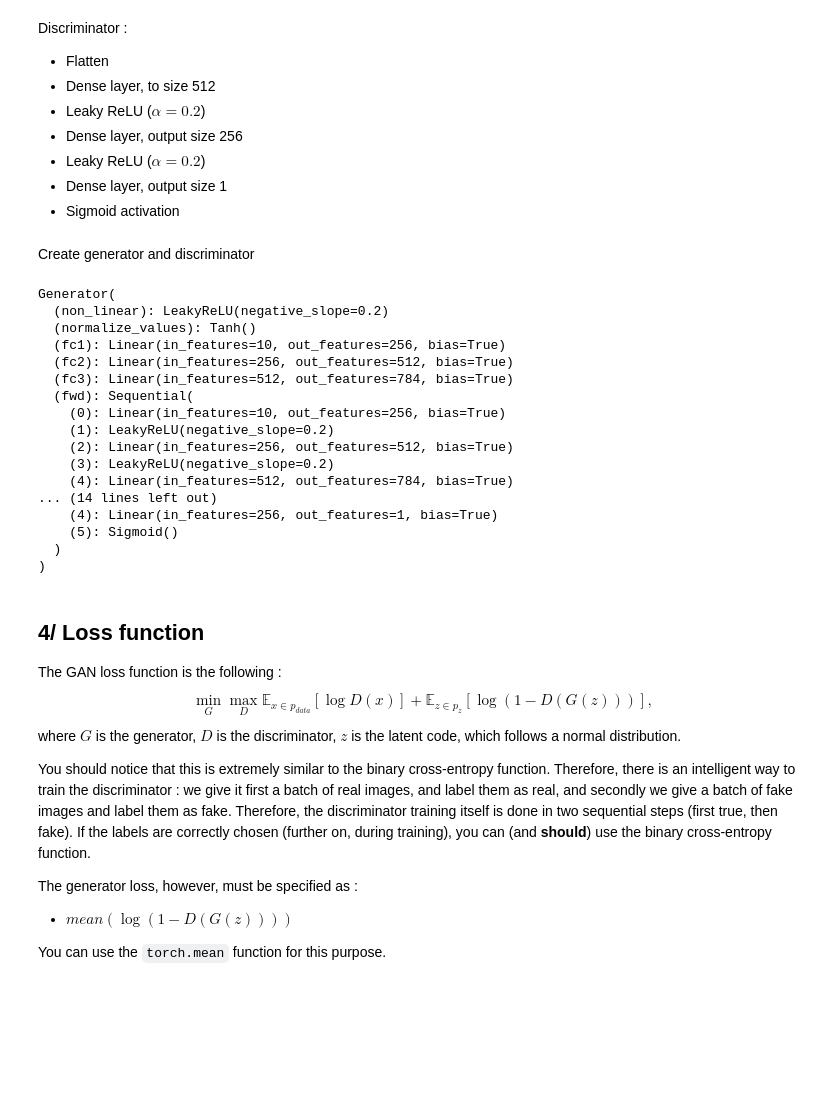
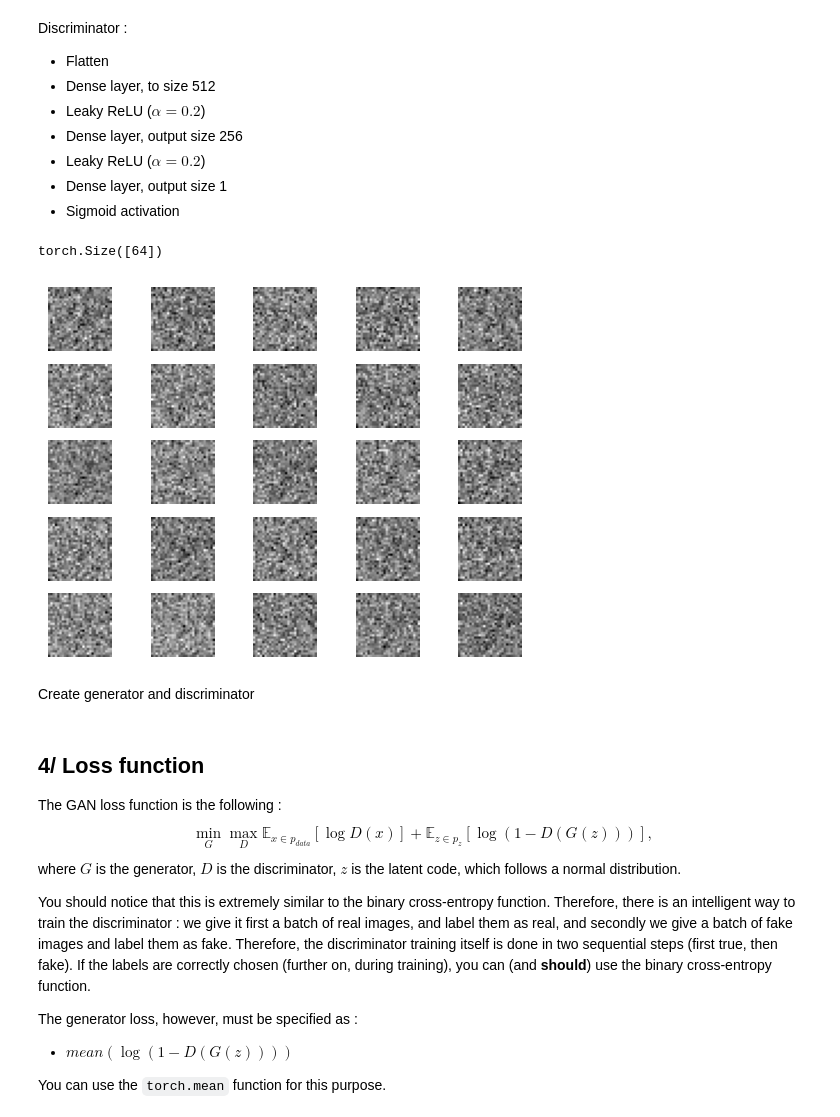
Before and after one commit to balthazarneveu/MVA24-delire, a Jupyter notebook: TP_5/tp_5.ipynb, the cells around one changed output. Saved outputs shown, nothing was run; the diff lists cells and outputs as text; code cells hidden in the pictures; blank space fills up the shorter version.

```diff
--- a/TP_5/tp_5.ipynb
+++ b/TP_5/tp_5.ipynb
@@ -140,7 +167,8 @@ class AdversarialElement(nn.Module):
         self.h_dim_2 = h_dim_2
         self.z_dim = z_dim
         self.n_pixels = (self.n_rows)*(self.n_cols)
-        self.non_linear = torch.nn.LeakyReLU(0.2)
+        self.non_linear = torch.nn.LeakyReLU(negative_slope=0.2)
+        # https://pytorch.org/docs/stable/generated/torch.nn.LeakyReLU.html
 
     def forward(self, x):
         raise NotImplementedError
@@ -193,65 +221,46 @@ class Discriminator(AdversarialElement):
         self.fc3 = nn.Linear(self.h_dim_1, 1)
         self.normalize_values = torch.nn.Sigmoid()
         self.fwd = torch.nn.Sequential(
             self.fc1,
             self.non_linear,
             self.fc2,
             self.non_linear,
             self.fc3,
             self.normalize_values
         )
 
     def forward(self, x: torch.Tensor) -> torch.Tensor:
         """Discriminator forward function.
 
         Args:
             x (torch.Tensor): [N, C, H, W] Image tensor of size (batch_size, n_channels, n_rows, n_cols)
 
         Returns:
             torch.Tensor: probability of the image being real (after sigmoid)
         """
         y = x.view(-1, self.n_pixels*self.n_channels)
         y = self.fwd(y)
+        assert (y<=1.).all() and (y>=0).all(), f"Output of the discriminator should be a probability\n{y}"
+        y = y.squeeze(-1)
         return y
 
-gen_test = Generator(n_channels=4).to(device)
+gen_test = Generator(n_channels=1).to(device)
 out_gen = gen_test(torch.randn(BATCH_SIZE, gen_test.z_dim).to(device))
 assert out_gen.shape == (
     BATCH_SIZE, gen_test.n_channels, gen_test.n_rows, gen_test.n_cols), "Wrong output size"
 
 disc_test = Discriminator(n_channels=gen_test.n_channels).to(device)
 proba_real = disc_test(out_gen)
-assert proba_real.shape == (
-    BATCH_SIZE, 1), "Wrong output size"
-del gen_test, disc_test, out_gen, proba_real
+print(proba_real.shape)
+assert proba_real.shape == (BATCH_SIZE,), f"Wrong output size {proba_real.shape}"
+
+sample_images(gen_test, gen_test.z_dim)
+del gen_test, disc_test
+# %% [output]
+torch.Size([64])
+[figure, added]
 # %% [markdown]
 Create generator and discriminator
-# %%
-gen_model = Generator().to(device)
-# Print the model
-print(gen_model)
-
-disc_model = Discriminator() # FILL IN HERE
-# Print the model
-print(disc_model)
-# %% [output]
-Generator(
-  (non_linear): LeakyReLU(negative_slope=0.2)
-  (normalize_values): Tanh()
-  (fc1): Linear(in_features=10, out_features=256, bias=True)
-  (fc2): Linear(in_features=256, out_features=512, bias=True)
-  (fc3): Linear(in_features=512, out_features=784, bias=True)
-  (fwd): Sequential(
-    (0): Linear(in_features=10, out_features=256, bias=True)
-    (1): LeakyReLU(negative_slope=0.2)
-    (2): Linear(in_features=256, out_features=512, bias=True)
-    (3): LeakyReLU(negative_slope=0.2)
-    (4): Linear(in_features=512, out_features=784, bias=True)
-... (14 lines left out)
-    (4): Linear(in_features=256, out_features=1, bias=True)
-    (5): Sigmoid()
-  )
-)
 # %% [markdown]
 ## 4/ Loss function
 
```
Also changed, not shown: parts of 14 cells of this notebook.
